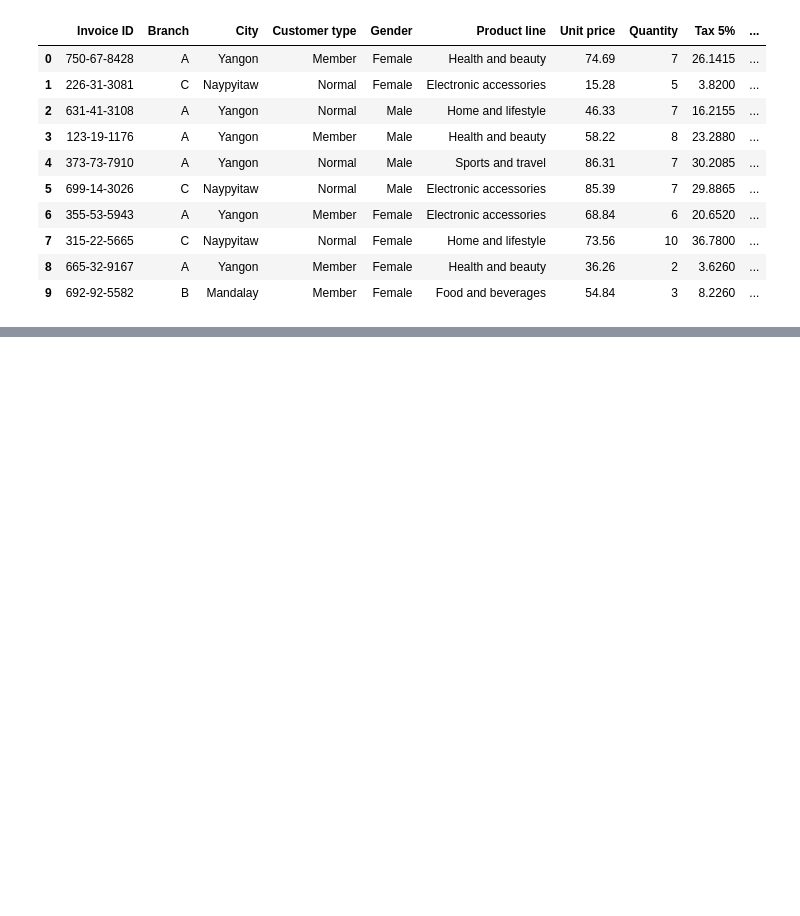
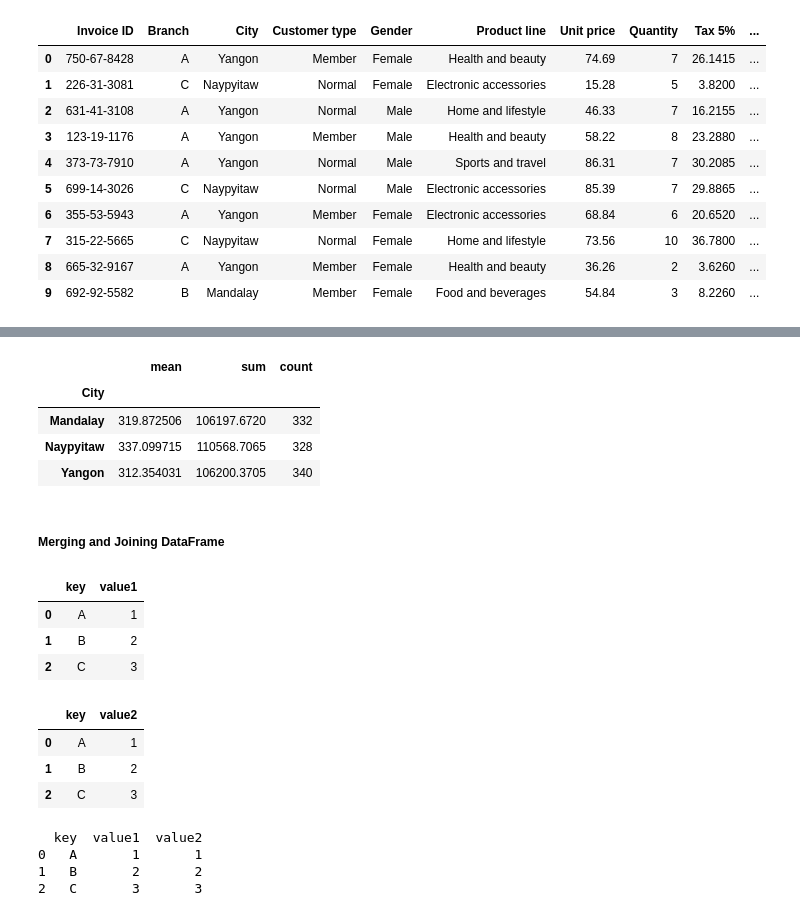
Before and after one commit to sahilDas04/Macchine_Learning, a Jupyter notebook: Data Visualization/Pandas/data_manipulate.ipynb, the cells around one changed output, grey strips where cells are left out. Drawn from its saved outputs; the diff is of its cells as text; code cells hidden in the pictures; blank space fills up the shorter version.

```diff
--- a/Data Visualization/Pandas/data_manipulate.ipynb
+++ b/Data Visualization/Pandas/data_manipulate.ipynb
@@ -141,0 +216,13 @@ df.head(10)
+# %%
+## multiple aggregrate function
+
+group_agg = df.groupby('City')['Total'].agg(['mean', 'sum', 'count'])
+group_agg
+# %% [output]
+|  | mean | sum | count |
+| City |  |  |  |
+| Mandalay | 319.872506 | 106197.6720 | 332 |
+| Naypyitaw | 337.099715 | 110568.7065 | 328 |
+| Yangon | 312.354031 | 106200.3705 | 340 |
+# %% [markdown]
+##### Merging and Joining DataFrame
@@ -141,0 +232,22 @@ df.head(10)
+# %%
+df1
+# %% [output]
+|  | key | value1 |
+| 0 | A | 1 |
+| 1 | B | 2 |
+| 2 | C | 3 |
+# %%
+df2
+# %% [output]
+|  | key | value2 |
+| 0 | A | 1 |
+| 1 | B | 2 |
+| 2 | C | 3 |
+# %%
+merged_data = pd.merge(df1, df2, on='key', how='inner')
+print(merged_data)
+# %% [output]
+  key  value1  value2
+0   A       1       1
+1   B       2       2
+2   C       3       3
```
Also changed, not shown: parts of 9 cells of this notebook, 1 other file.
